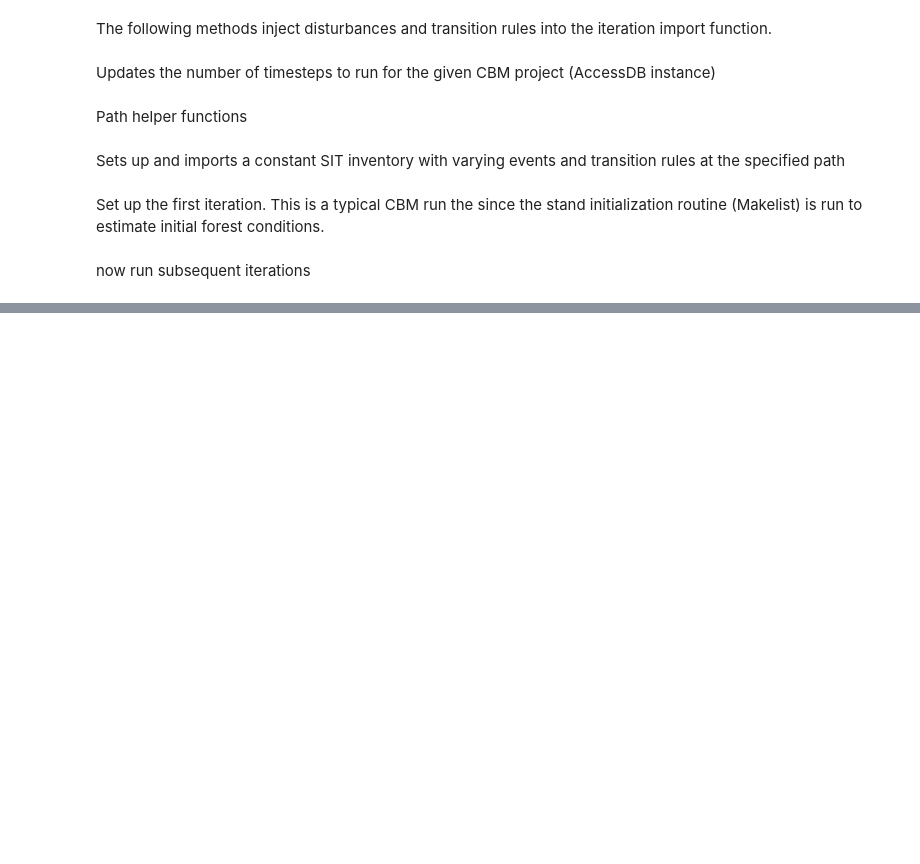
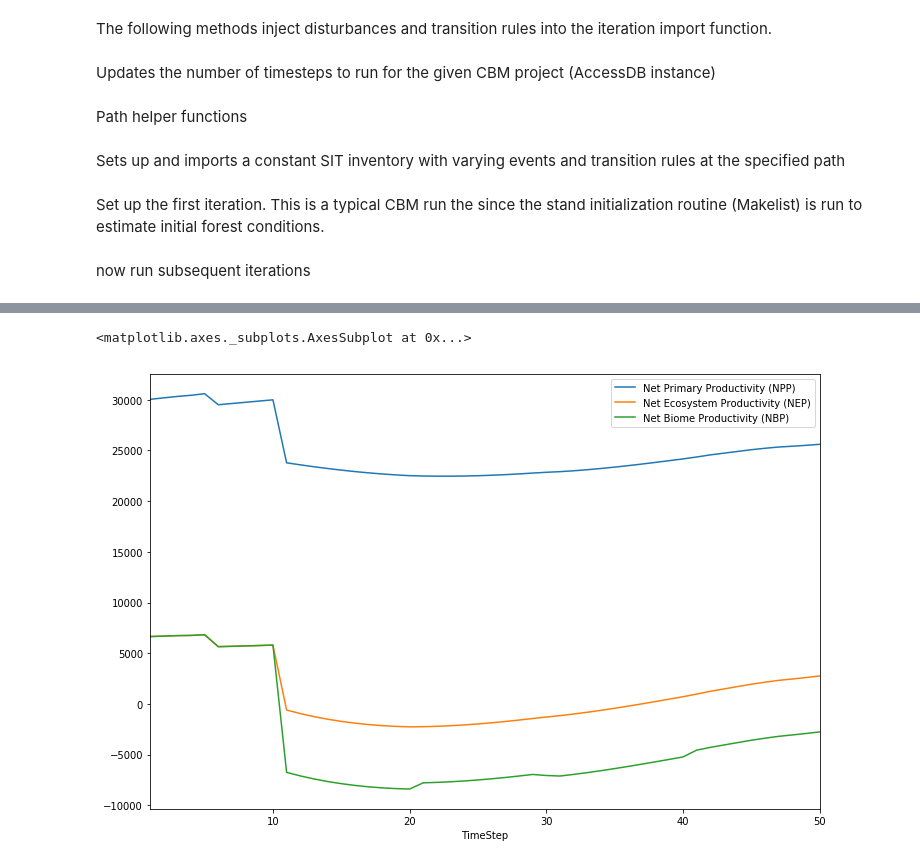
Before and after one commit to cat-cfs/cbm3_scripting_examples, a Jupyter notebook: iterative_cbm.ipynb, the cells around one changed output, grey strips where cells are left out. Cells and saved outputs as stored; diff of their text form; code cells hidden in the pictures; blank space fills up the shorter version.

```diff
--- a/iterative_cbm.ipynb
+++ b/iterative_cbm.ipynb
@@ -327,0 +300,6 @@ p.plot(ylim=(0,10000))
+# %%
+merged_stock_changes[["TimeStep", 'Net Primary Productivity (NPP)',
+ 'Net Ecosystem Productivity (NEP)',"Net Biome Productivity (NBP)"]].groupby("TimeStep").sum().plot(figsize=(12,8))
+# %% [output]
+<matplotlib.axes._subplots.AxesSubplot at 0x...>
+[figure, added]
```
Also changed, not shown: parts of 13 cells of this notebook.
